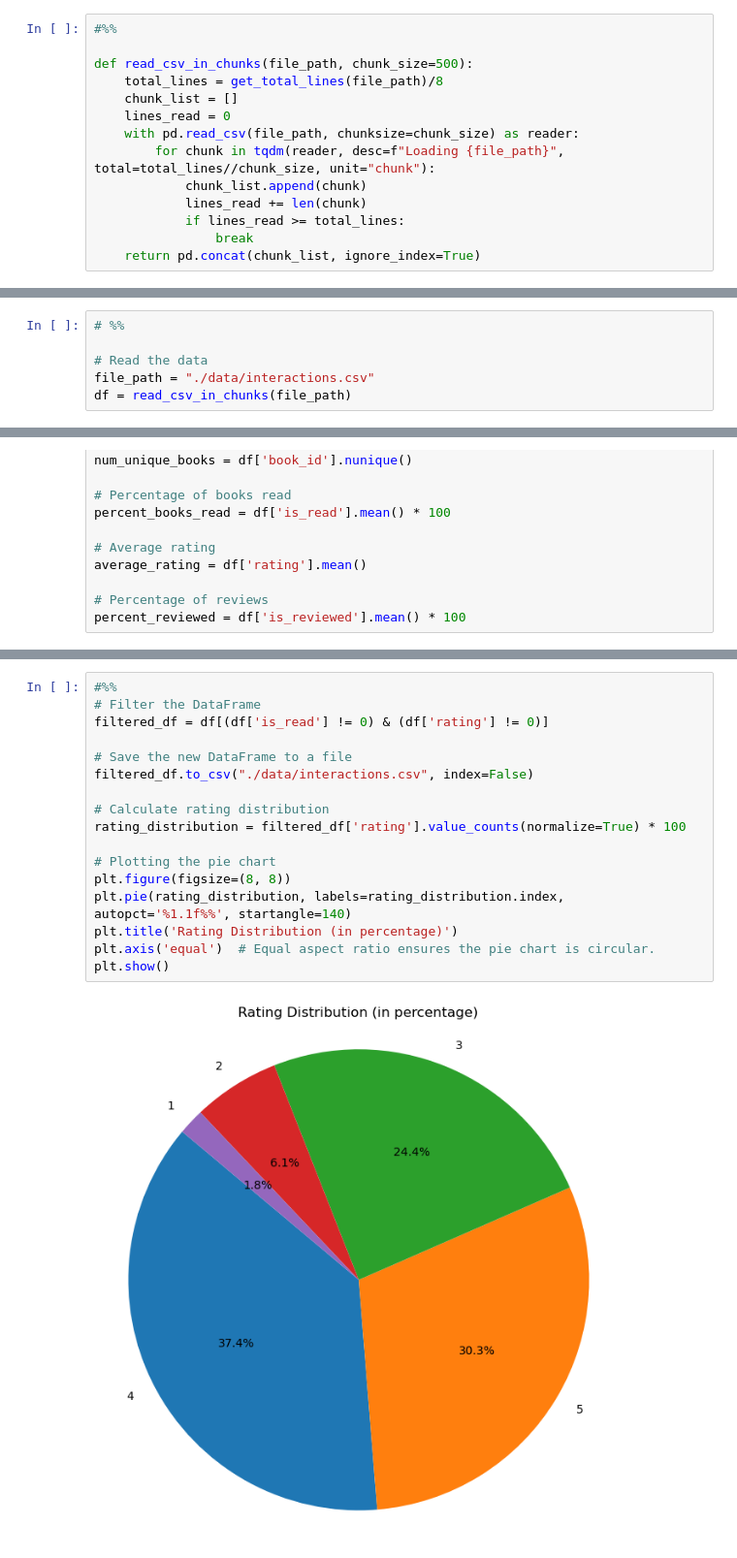
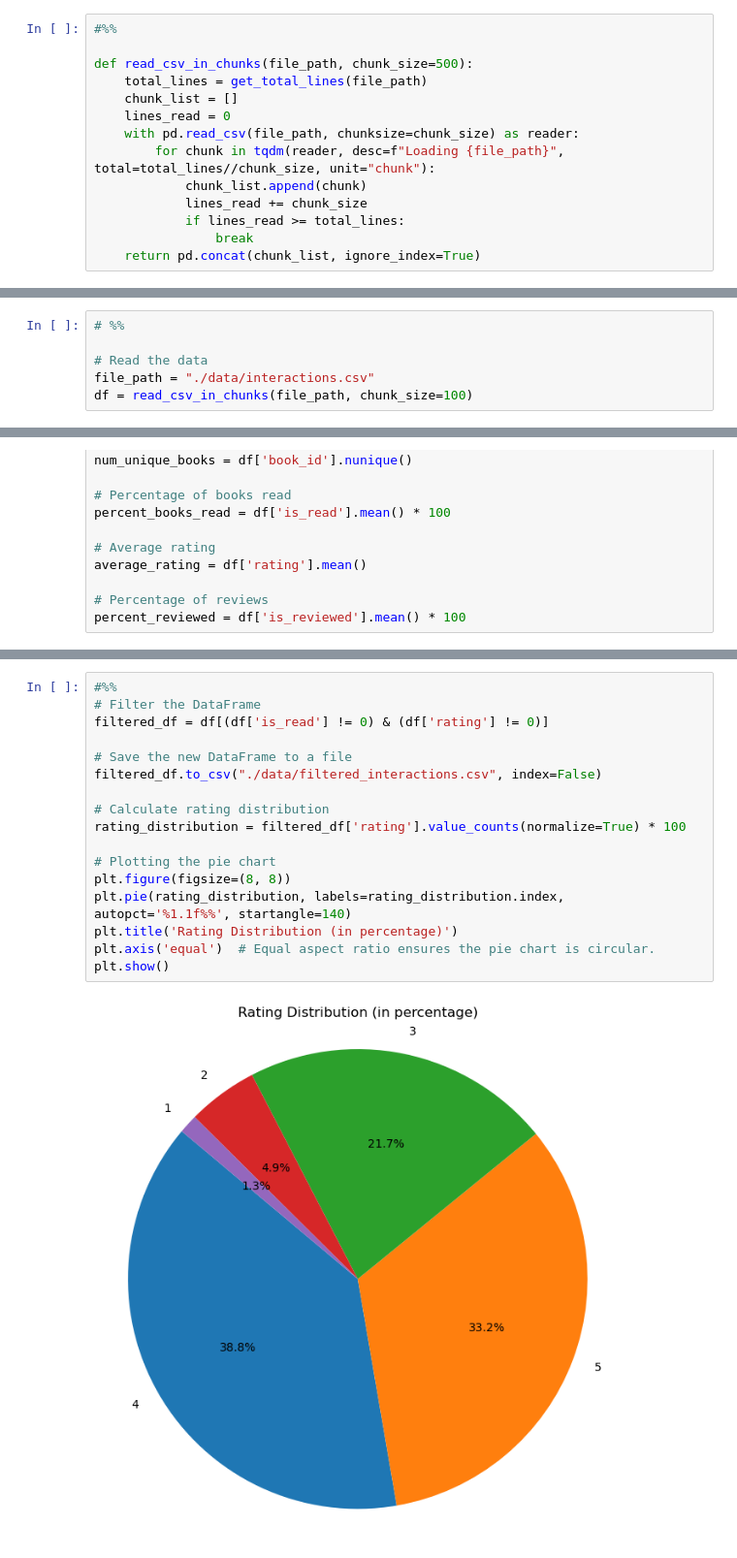
Before and after one commit to krishnaraketla/mybookshelf, a Jupyter notebook: ML/goodreads-90k.ipynb, the cells around one changed output, grey strips where cells are left out. Shown: that part at 97% size. Drawn from its saved outputs; the diff is of its cells as text.

```diff
--- a/ML/goodreads-90k.ipynb
+++ b/ML/goodreads-90k.ipynb
@@ -36,13 +38,13 @@ print(data_split_size)
 #%%
 
 def read_csv_in_chunks(file_path, chunk_size=500):
-    total_lines = get_total_lines(file_path)/8
+    total_lines = get_total_lines(file_path)
     chunk_list = []
     lines_read = 0
     with pd.read_csv(file_path, chunksize=chunk_size) as reader:
         for chunk in tqdm(reader, desc=f"Loading {file_path}", total=total_lines//chunk_size, unit="chunk"):
             chunk_list.append(chunk)
-            lines_read += len(chunk)
+            lines_read += chunk_size
             if lines_read >= total_lines:
                 break
     return pd.concat(chunk_list, ignore_index=True)
@@ -57,7 +59,7 @@ interactions_reduced.to_csv("./data/interactions.csv")
 
 # Read the data
 file_path = "./data/interactions.csv"
-df = read_csv_in_chunks(file_path)
+df = read_csv_in_chunks(file_path, chunk_size=100)
 # %%
 #%%
 # Number of unique users
@@ -92,22 +94,22 @@ Percentage of reviews: 20.98%
 # %%
 #%%
 # Filter the DataFrame
 filtered_df = df[(df['is_read'] != 0) & (df['rating'] != 0)]
 
 # Save the new DataFrame to a file
-filtered_df.to_csv("./data/interactions.csv", index=False)
+filtered_df.to_csv("./data/filtered_interactions.csv", index=False)
 
 # Calculate rating distribution
 rating_distribution = filtered_df['rating'].value_counts(normalize=True) * 100
 
 # Plotting the pie chart
 plt.figure(figsize=(8, 8))
 plt.pie(rating_distribution, labels=rating_distribution.index, autopct='%1.1f%%', startangle=140)
 plt.title('Rating Distribution (in percentage)')
 plt.axis('equal')  # Equal aspect ratio ensures the pie chart is circular.
 plt.show()
 # %% [output]
-[figure, old version]
+[figure, new version]
 # %%
 # Number of books read by each user
 books_read_by_user = filtered_df['user_id'].value_counts()
```
Also changed, not shown: parts of 9 cells of this notebook, 1 other file.
